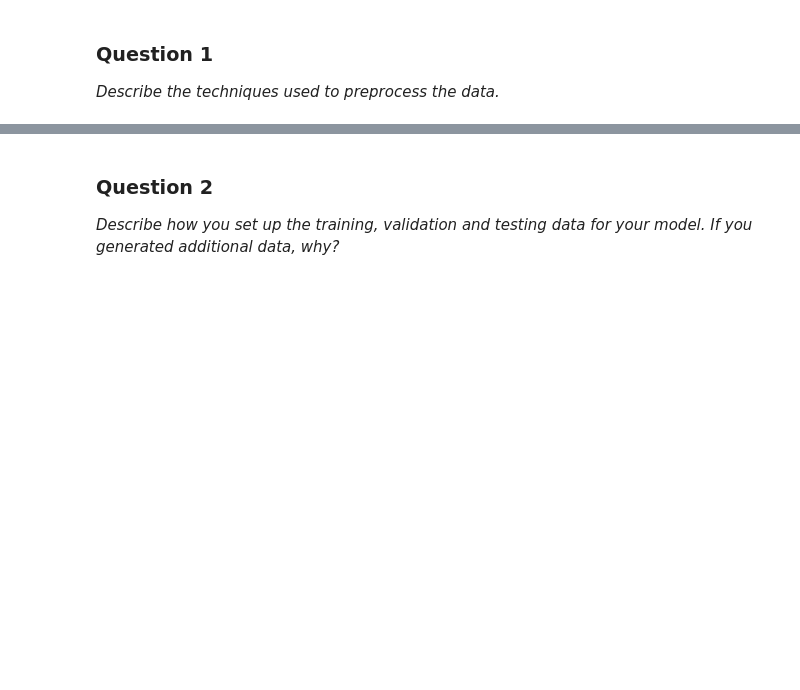
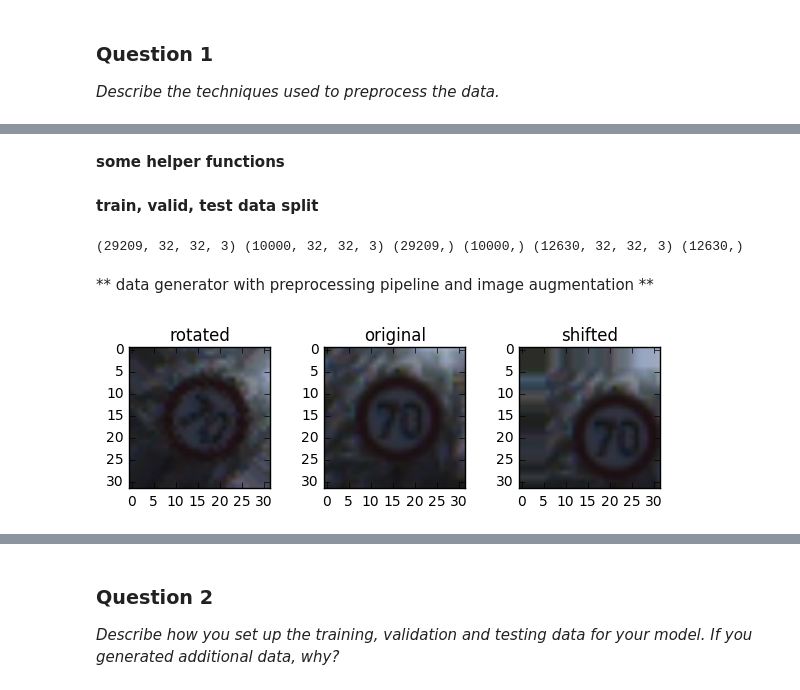
Before and after one commit to anuragreddygv323/traffic-signs, a Jupyter notebook: Traffic_Signs_Recognition-Solution.ipynb, the cells around one changed output, grey strips where cells are left out. Saved outputs shown, nothing was run; the diff lists cells and outputs as text; code cells hidden in the pictures; blank space fills up the shorter version.

Commit message:
write generator

```diff
--- a/Traffic_Signs_Recognition-Solution.ipynb
+++ b/Traffic_Signs_Recognition-Solution.ipynb
@@ -312,0 +320,2 @@ _Describe the techniques used to preprocess the data._
+# %% [markdown]
+**some helper functions**
@@ -312,0 +340,67 @@ _Describe the techniques used to preprocess the data._
+# %% [markdown]
+**train, valid, test data split**
+# %%
+# train, valid, test data split
+from sklearn.cross_validation import train_test_split
+
+train_x, valid_x, train_y, valid_y = train_test_split(X_train, y_train, test_size = 10000)
+test_x, test_y = X_test, y_test
+print(train_x.shape, valid_x.shape, train_y.shape, valid_y.shape, test_x.shape, test_y.shape)
+# %% [output]
+(29209, 32, 32, 3) (10000, 32, 32, 3) (29209,) (10000,) (12630, 32, 32, 3) (12630,)
+# %% [markdown]
+** data generator with preprocessing pipeline and image augmentation **
+# %%
+# image dataset augmentation
+# borrow some code from Keras library https://github.com/fchollet/keras/blob/master/keras/preprocessing/image.py
+import scipy.ndimage as ndi
+
+def transform_matrix_offset_center(matrix, x, y):
+    o_x = float(x) / 2 + 0.5
+    o_y = float(y) / 2 + 0.5
+    offset_matrix = np.array([[1, 0, o_x], [0, 1, o_y], [0, 0, 1]])
+    reset_matrix = np.array([[1, 0, -o_x], [0, 1, -o_y], [0, 0, 1]])
+    transform_matrix = np.dot(np.dot(offset_matrix, matrix), reset_matrix)
+    return transform_matrix
+
+def apply_transform(x, transform_matrix, channel_index=2, fill_mode='nearest', cval=0.):
+    x = np.rollaxis(x, channel_index, 0)
+    final_affine_matrix = transform_matrix[:2, :2]
+    final_offset = transform_matrix[:2, 2]
+    channel_images = [ndi.interpolation.affine_transform(x_channel, final_affine_matrix,
+                      final_offset, order=0, mode=fill_mode, cval=cval) for x_channel in x]
+    x = np.stack(channel_images, axis=0)
+    x = np.rollaxis(x, 0, channel_index+1)
+    return x
+
+def random_rotation(img, degree=45):
+    theta = np.pi / 180 * np.random.uniform(-degree, degree)
+    rotation_matrix = np.array([[np.cos(theta), -np.sin(theta), 0],
+                                [np.sin(theta), np.cos(theta), 0],
+                                [0, 0, 1]])
+    h, w = img.shape[0], img.shape[1]
+    transform_matrix = transform_matrix_offset_center(rotation_matrix, h, w)
+    x = apply_transform(img, transform_matrix, channel_index=2)
+    return x
+
+def random_shift(img, shiftw=0.15, shifth=0.15):
+    h, w = img.shape[0], img.shape[1]
+    tx = np.random.uniform(-shifth, shifth) * h
+    ty = np.random.uniform(-shiftw, shiftw) * w
+    translation_matrix = np.array([[1, 0, tx],
+                                   [0, 1, ty],
+                                   [0, 0, 1]])
+    transform_matrix = translation_matrix  # no need to do offset
+    x = apply_transform(img, transform_matrix, 2)
+    return x
+
+################# test image augmentations ##################
+i = np.random.randint(0, train_x.shape[0])
+images = {
+    "original": train_x[i]
+    , "rotated": random_rotation(train_x[i], 45)
+    , "shifted": random_shift(train_x[i], 0.2, 0.2)
+}
+plot_images(np.array(list(images.values())), nrows=1, titles=images.keys())
+# %% [output]
+[figure, added]
```
Also changed, not shown: parts of 7 cells of this notebook.
